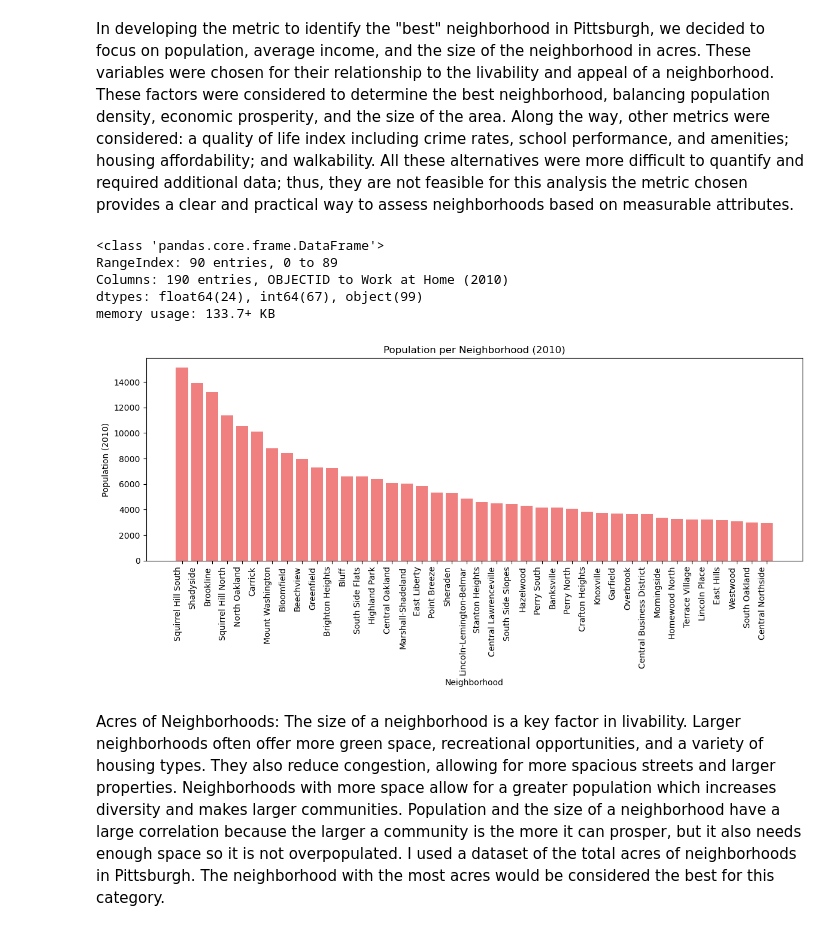
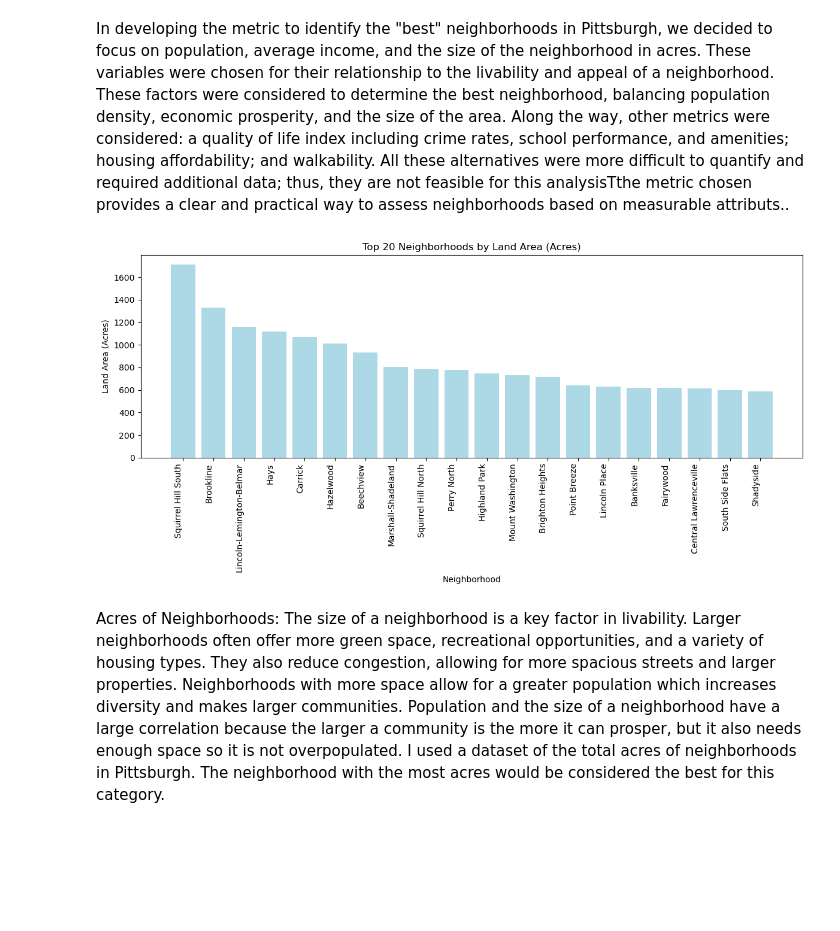
Before and after one commit to NickFrancioni/Final-Project, a Jupyter notebook: FinalProjectNRF (1).ipynb, the cells around one changed output. Saved outputs shown, nothing was run; the diff lists cells and outputs as text; code cells hidden in the pictures; blank space fills up the shorter version.

```diff
--- a/FinalProjectNRF (1).ipynb
+++ b/FinalProjectNRF (1).ipynb
@@ -1,46 +1,27 @@
 # %% [markdown]
-In developing the metric to identify the "best" neighborhood in Pittsburgh, we decided to focus on population, average income, and the size of the neighborhood in acres. These variables were chosen for their relationship to the livability and appeal of a neighborhood. These factors were considered to determine the best neighborhood, balancing population density, economic prosperity, and the size of the area.
-Along the way, other metrics were considered: a quality of life index including crime rates, school performance, and amenities; housing affordability; and walkability. All these alternatives were more difficult to quantify and required additional data; thus, they are not feasible for this analysis the metric chosen provides a clear and practical way to assess neighborhoods based on measurable attributes.
+In developing the metric to identify the "best" neighborhoods in Pittsburgh, we decided to focus on population, average income, and the size of the neighborhood in acres. These variables were chosen for their relationship to the livability and appeal of a neighborhood. These factors were considered to determine the best neighborhood, balancing population density, economic prosperity, and the size of the area.
+Along the way, other metrics were considered: a quality of life index including crime rates, school performance, and amenities; housing affordability; and walkability. All these alternatives were more difficult to quantify and required additional data; thus, they are not feasible for this analysisTthe metric chosen provides a clear and practical way to assess neighborhoods based on measurable attributs..
 # %%
 import pandas as pd
 import matplotlib.pyplot as plt
 
 file_path = "PGH_Neighborhoods_SNAP_OD_4374851025579228328.csv"
-
 df = pd.read_csv(file_path)
 
-df.head()
-
-df.info()
-
-df_clean = df.dropna(subset=['Pop. 2010'])
-
-neighborhood_pop = df_clean.groupby('HOOD')['Pop. 2010'].sum().reset_index()
-
-neighborhood_pop = neighborhood_pop.sort_values(by='Pop. 2010', ascending=False)
-
-neighborhood_pop = neighborhood_pop.iloc[:-50]
+df_clean = df.dropna(subset=['Land Area (acres)'])
+neighborhood_acres = df_clean.groupby('HOOD')['Land Area (acres)'].sum().reset_index()
+neighborhood_acres = neighborhood_acres.sort_values(by='Land Area (acres)', ascending=False).head(20)
 
 plt.figure(figsize=(12, 6))
-plt.bar(neighborhood_pop['HOOD'], neighborhood_pop['Pop. 2010'], color='lightcoral')
+plt.bar(neighborhood_acres['HOOD'], neighborhood_acres['Land Area (acres)'], color='lightblue')
 plt.xlabel('Neighborhood')
-plt.ylabel('Population (2010)')
-plt.title('Population per Neighborhood (2010)')
-
+plt.ylabel('Land Area (Acres)')
+plt.title('Top 20 Neighborhoods by Land Area (Acres)')
 plt.xticks(rotation=90, ha='right', fontsize=10)
-
-plt.subplots_adjust(bottom=0.2)
-
 plt.tight_layout()
-
 plt.show()
 # %% [output]
-<class 'pandas.core.frame.DataFrame'>
-RangeIndex: 90 entries, 0 to 89
-Columns: 190 entries, OBJECTID to Work at Home (2010)
-dtypes: float64(24), int64(67), object(99)
-memory usage: 133.7+ KB
-[figure, old version]
+[figure, new version]
 # %% [markdown]
 Acres of Neighborhoods: The size of a neighborhood is a key factor in livability. Larger neighborhoods often offer more green space, recreational opportunities, and a variety of housing types. They also reduce congestion, allowing for more spacious streets and larger properties. Neighborhoods with more space allow for a greater population which increases diversity and makes larger communities. Population and the size of a neighborhood have a large correlation because the larger a community is the more it can prosper, but it also needs enough space so it is not overpopulated. I used a dataset of the total acres of neighborhoods in Pittsburgh. The neighborhood with the most acres would be considered the best for this category.
 # %%
```
Also changed, not shown: parts of 4 cells of this notebook.
